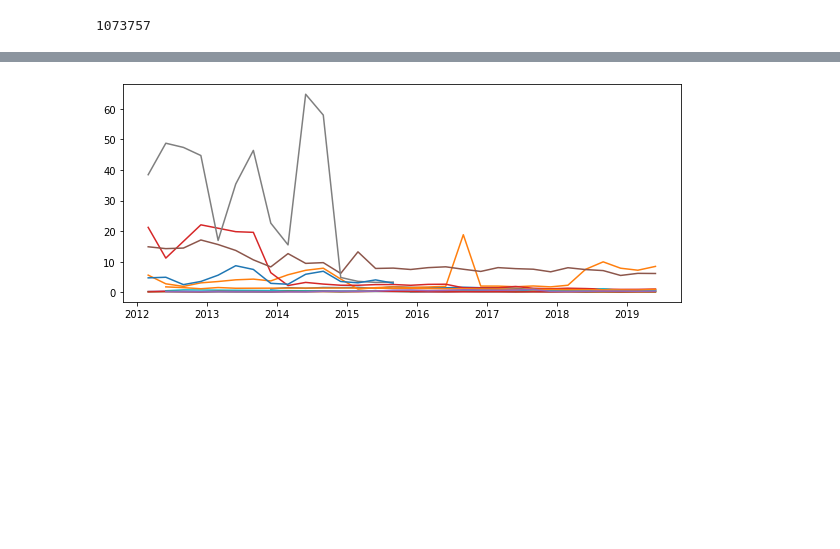
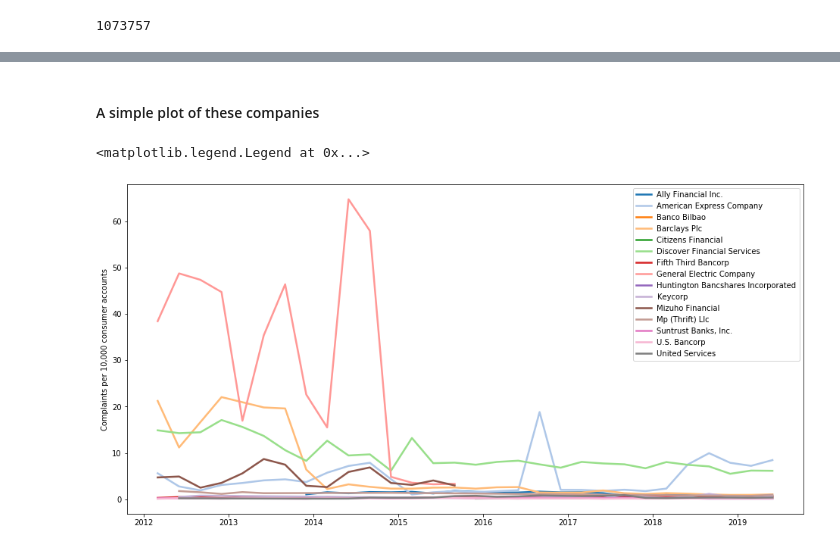
Before and after one commit to wyattpallen/QuickLooks, a Jupyter notebook: analyses/ConsumerComplaints/complaints.ipynb, the cells around one changed output, grey strips where cells are left out. Drawn from its saved outputs; the diff is of its cells as text; code cells hidden in the pictures; blank space fills up the shorter version.

Commit message:
updated consumer compaints

```diff
--- a/analyses/ConsumerComplaints/complaints.ipynb
+++ b/analyses/ConsumerComplaints/complaints.ipynb
@@ -382,0 +380,15 @@ parent_child_df.loc[('2019Q2', top15_accnts),:].sort_values('num_indiv_accnts',
+# %%
+top15_accnts_idx = accnts_df.sort_values('num_indiv_accnts', ascending=False)['id'].unique()[:15]
+top15_accnts = parent_child_df.loc[(slice(None), top15_accnts_idx),:].sort_values('num_indiv_accnts', ascending=False).sort_index()
+
+# Get a shorter, cleaner company name
+replace_name_dict = {}
+for name, name_short in zip(top15_accnts['company'].unique(), top15_accnts['company_short'].unique()) :
+    name_spl = name.strip().split()
+    if len(name_spl)<=5:
+        replace_name = ' '.join(name_spl).title()
+    else:
+        replace_name = ' '.join(name_spl[:4]).title()
+    replace_name_dict[name_short] = replace_name
+top15_accnts = top15_accnts.replace({'company_short': replace_name_dict})
+top15_accnts
@@ -382,0 +412,13 @@ parent_child_df.loc[('2019Q2', top15_accnts),:].sort_values('num_indiv_accnts',
+# %%
+fig, ax = plt.subplots(figsize=(16,8))
+colors = plt.cm.tab20(np.linspace(0,1,20))
+i = 0
+for n, group in top15_accnts.groupby('company_short'):
+    accounts_index = pd.to_datetime({'year': group.index.get_level_values(0).year,
+                                     'month': group.index.get_level_values(0).month,
+                                     'day': 1}).unique()
+    plt.plot(accounts_index, group['complaints_per_10k'], label=group['company_short'].unique()[0],
+             color=colors[i], linewidth=2.5)
+    i += 1
+ax.set_ylabel('Complaints per 10,000 consumer accounts')
+ax.legend()
@@ -408,10 +489,18 @@ top15_complaints.tail()
+# %% [markdown]
+#### A simple plot of these companies
 # %%
-fig, ax = plt.subplots(figsize=(10,4))
-
+fig, ax = plt.subplots(figsize=(16,8))
+colors = plt.cm.tab20(np.linspace(0,1,20))
+i = 0
 for n, group in top15_complaints.groupby('company_short'):
     complaints_index = pd.to_datetime({'year': group.index.get_level_values(0).year,
                                        'month': group.index.get_level_values(0).month,
                                        'day': 1}).unique()
-    plt.plot(complaints_index, group['complaints_per_10k'])
+    plt.plot(complaints_index, group['complaints_per_10k'], label=group['company_short'].unique()[0],
+            color=colors[i], linewidth=2.5)
+    i += 1
+ax.set_ylabel('Complaints per 10,000 consumer accounts')
+ax.legend()
 # %% [output]
+<matplotlib.legend.Legend at 0x...>
-[figure, old version]
+[figure, new version]
```
Also changed, not shown: parts of 36 cells of this notebook.
